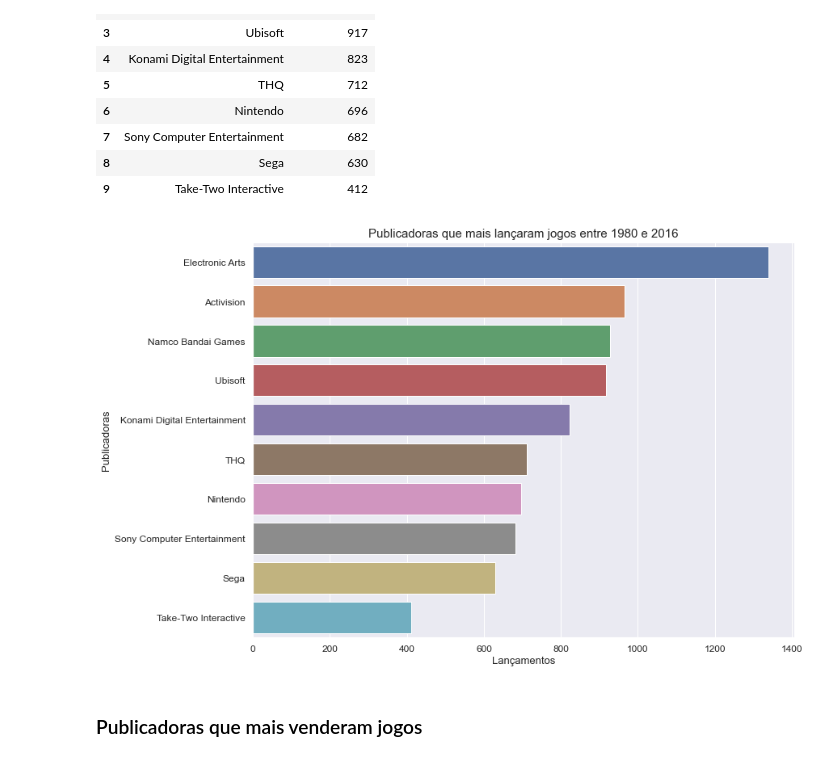
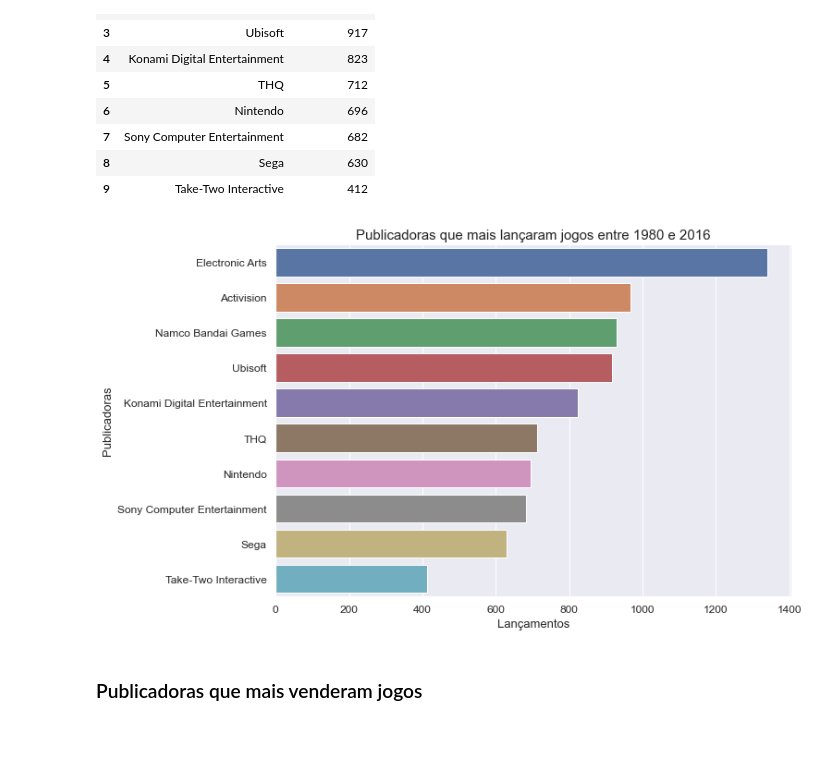
Before and after one commit to luuisotorres/vendas-de-jogos, a Jupyter notebook: Vendas de Jogos de Videogames.ipynb, the cells around one changed output. Cells and saved outputs as stored; diff of their text form; code cells hidden in the pictures.

```diff
--- a/Vendas de Jogos de Videogames.ipynb
+++ b/Vendas de Jogos de Videogames.ipynb
@@ -722,15 +725,16 @@ most_releases_by_publisher
 | 9 | Take-Two Interactive | 412 |
 # %%
 # Visualizando o número de lançamentos por publicadora
+plt.figure(figsize=(10,7))
 sns.barplot(x ='Lançamentos', y ='Publicadora', data = most_releases_by_publisher)
 plt.ylabel('Publicadoras', size = 13)
 plt.xlabel('Lançamentos', size = 13)
 plt.title('Publicadoras que mais lançaram jogos entre 1980 e 2016', size = 15)
 plt.yticks(fontsize=12)
 plt.xticks(fontsize=12)
 plt.show()
 # %% [output]
-[figure, old version]
+[figure, new version]
 # %% [markdown]
 ### Publicadoras que mais venderam jogos
 # %%
```
Also changed, not shown: parts of 15 cells of this notebook.
